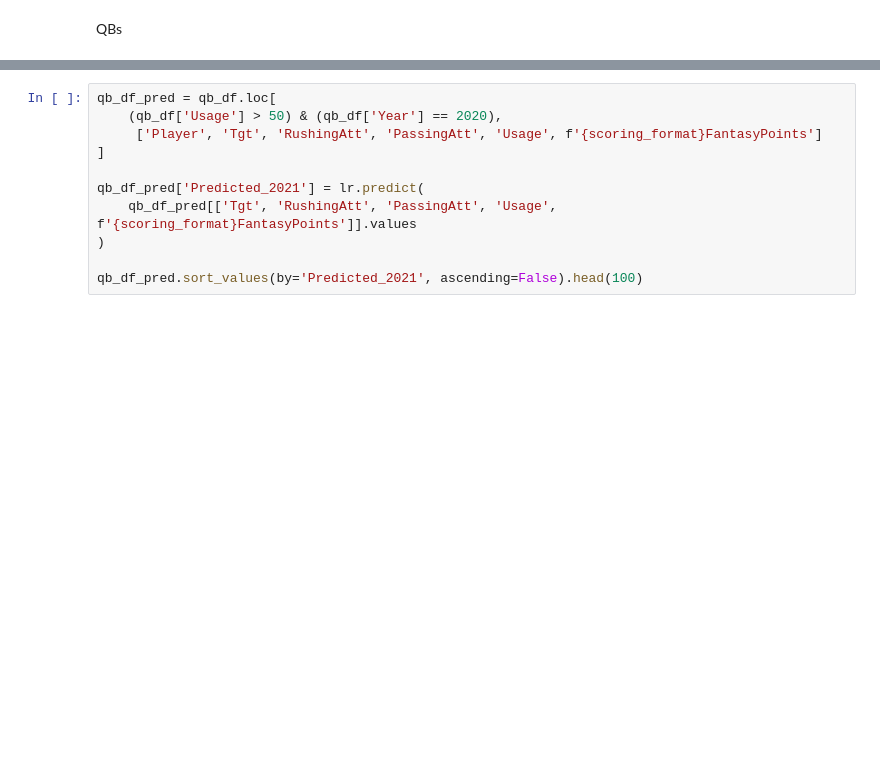
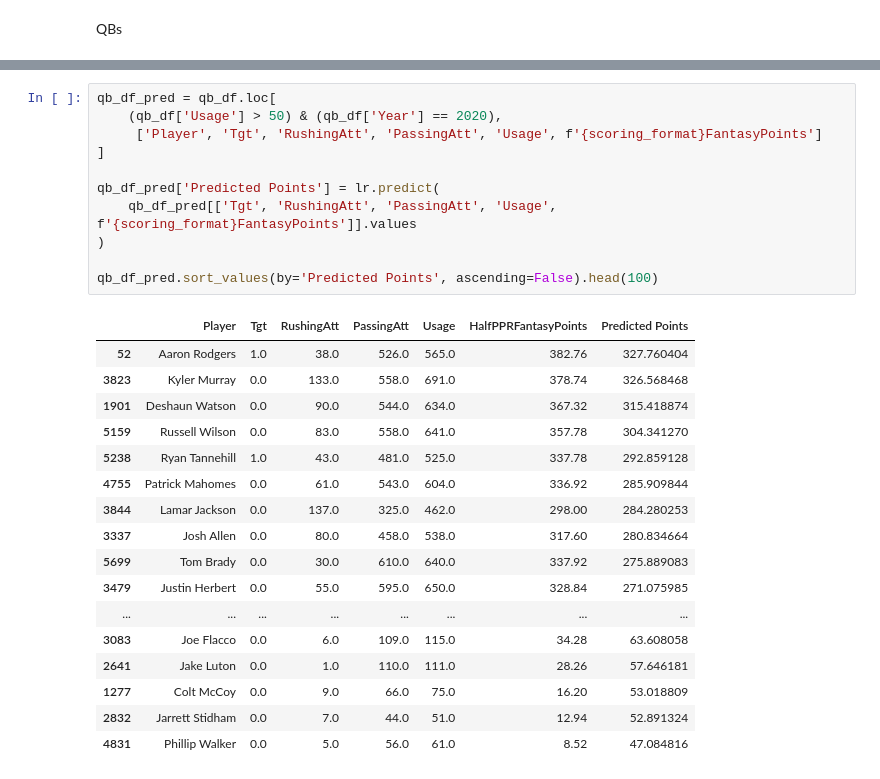
Before and after one commit to srtalaie/FFDataProject, a Jupyter notebook: notebooks/SupervisedMachineLearning.ipynb, the cells around one changed output, grey strips where cells are left out. Drawn from its saved outputs; the diff is of its cells as text; blank space fills up the shorter version.

```diff
--- a/notebooks/SupervisedMachineLearning.ipynb
+++ b/notebooks/SupervisedMachineLearning.ipynb
@@ -182,11 +236,29 @@ mean_absolute_error(QB_y_test, QB_y_predict)
 # %%
 qb_df_pred = qb_df.loc[
     (qb_df['Usage'] > 50) & (qb_df['Year'] == 2020),
      ['Player', 'Tgt', 'RushingAtt', 'PassingAtt', 'Usage', f'{scoring_format}FantasyPoints']
 ]
 
-qb_df_pred['Predicted_2021'] = lr.predict(
+qb_df_pred['Predicted Points'] = lr.predict(
     qb_df_pred[['Tgt', 'RushingAtt', 'PassingAtt', 'Usage', f'{scoring_format}FantasyPoints']].values
 )
 
-qb_df_pred.sort_values(by='Predicted_2021', ascending=False).head(100)
+qb_df_pred.sort_values(by='Predicted Points', ascending=False).head(100)
+# %% [output]
+|  | Player | Tgt | RushingAtt | PassingAtt | Usage | HalfPPRFantasyPoints | Predicted Points |
+| 52 | Aaron Rodgers | 1.0 | 38.0 | 526.0 | 565.0 | 382.76 | 327.760404 |
+| 3823 | Kyler Murray | 0.0 | 133.0 | 558.0 | 691.0 | 378.74 | 326.568468 |
+| 1901 | Deshaun Watson | 0.0 | 90.0 | 544.0 | 634.0 | 367.32 | 315.418874 |
+| 5159 | Russell Wilson | 0.0 | 83.0 | 558.0 | 641.0 | 357.78 | 304.341270 |
+| 5238 | Ryan Tannehill | 1.0 | 43.0 | 481.0 | 525.0 | 337.78 | 292.859128 |
+| 4755 | Patrick Mahomes | 0.0 | 61.0 | 543.0 | 604.0 | 336.92 | 285.909844 |
+| 3844 | Lamar Jackson | 0.0 | 137.0 | 325.0 | 462.0 | 298.00 | 284.280253 |
+| 3337 | Josh Allen | 0.0 | 80.0 | 458.0 | 538.0 | 317.60 | 280.834664 |
+| 5699 | Tom Brady | 0.0 | 30.0 | 610.0 | 640.0 | 337.92 | 275.889083 |
+| 3479 | Justin Herbert | 0.0 | 55.0 | 595.0 | 650.0 | 328.84 | 271.075985 |
+| ... | ... | ... | ... | ... | ... | ... | ... |
+| 3083 | Joe Flacco | 0.0 | 6.0 | 109.0 | 115.0 | 34.28 | 63.608058 |
+| 2641 | Jake Luton | 0.0 | 1.0 | 110.0 | 111.0 | 28.26 | 57.646181 |
+| 1277 | Colt McCoy | 0.0 | 9.0 | 66.0 | 75.0 | 16.20 | 53.018809 |
+| 2832 | Jarrett Stidham | 0.0 | 7.0 | 44.0 | 51.0 | 12.94 | 52.891324 |
+| 4831 | Phillip Walker | 0.0 | 5.0 | 56.0 | 61.0 | 8.52 | 47.084816 |
```
Also changed, not shown: parts of 7 cells of this notebook, 3 other files.
